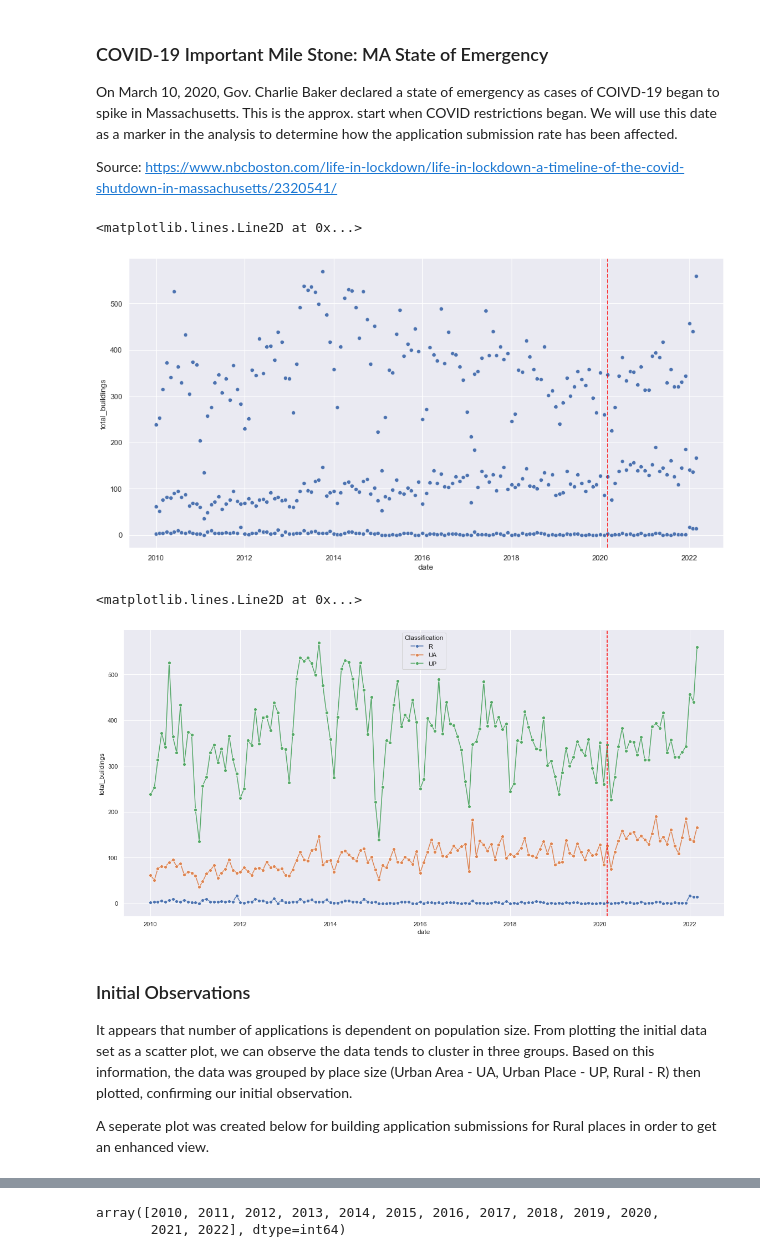
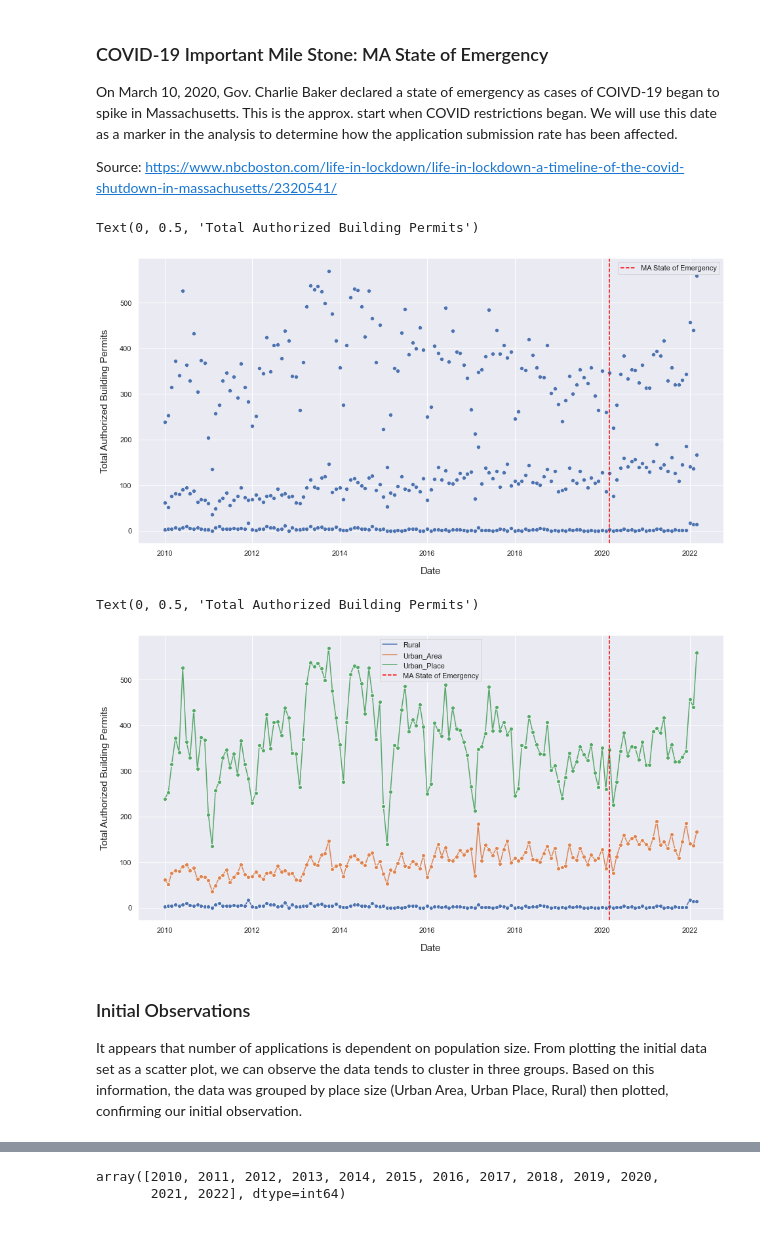
Before and after one commit to sauyeung92/MA_build_permit_analysis, a Jupyter notebook: MA Census Bureau Permit Analysis.ipynb, the cells around one changed output, grey strips where cells are left out. Drawn from its saved outputs; the diff is of its cells as text; code cells hidden in the pictures.

Commit message:
Geopandas plotting and figure clean up

```diff
--- a/MA Census Bureau Permit Analysis.ipynb
+++ b/MA Census Bureau Permit Analysis.ipynb
@@ -108,9 +110,9 @@ any incorporated place or CDP with fewer than 2,500 inhabitants that is
 located outside of a UA. A place is either entirely urban or entirely rural,
 except for those designated as an extended city.
 # %%
-files_df['classif'] = files_df['Pop'].apply(lambda val: 'UA' if val >= 50000\
-                                         else ('UP' if (val >= 2500 and val < 50000)
-                                         else 'R'))
+files_df['classif'] = files_df['Pop'].apply(lambda val: 'Urban_Area' if val >= 50000\
+                                         else ('Urban_Place' if (val >= 2500 and val < 50000)
+                                         else 'Rural'))
 # %%
 files_df.head()
 # %% [output]
@@ -219,12 +221,3 @@ county_dist = pd.pivot_table(ma_df, index = ['county_name', 'year'],
 ma_df_piv = pd.pivot_table(ma_df,
                            index = ['date','year', 'month', 'classif'],
                            values = ['total_buildings'], aggfunc = np.sum).reset_index()
-# %%
-sns.set(style = 'darkgrid')
-plt.figure(figsize = (16,8))
-
-sns.scatterplot(
-    x = ma_df.date, y = ma_df['1-unit_value'])
-
-#red vertical line indicates start date of COVID-19 restrictions
-plt.axvline(pd.to_datetime('2020-03-01'), color = 'red', linestyle = '--')
@@ -241,30 +240,37 @@ Source: https://www.nbcboston.com/life-in-lockdown/life-in-lockdown-a-timeline-o
 sns.set(style = 'darkgrid')
 plt.figure(figsize = (16,8))
 
-sns.scatterplot(
+scatter = sns.scatterplot(
     x = ma_df_piv.date, y = ma_df_piv.total_buildings)
 
 #red vertical line indicates start date of COVID-19 restrictions
-plt.axvline(pd.to_datetime('2020-03-01'), color = 'red', linestyle = '--')
+plt.axvline(pd.to_datetime('2020-03-01'), color = 'red', linestyle = '--', label = 'MA State of Emergency' )
+plt.legend()
+
+scatter.set_xlabel('Date', fontsize = 15, labelpad = 15)
+scatter.set_ylabel('Total Authorized Building Permits', fontsize = 15, labelpad = 15)
 # %% [output]
-<matplotlib.lines.Line2D at 0x...>
+Text(0, 0.5, 'Total Authorized Building Permits')
-[figure, old version]
+[figure, new version]
 # %%
 sns.set(style = 'darkgrid')
+plt.figure(figsize = (16,8))
 
-sns.relplot(
+line = sns.lineplot(
     x = ma_df_piv.date, y = ma_df_piv.total_buildings, hue = ma_df_piv.classif,
-    kind = 'line', marker = 'o',
-    height = 8, aspect = 2, facet_kws={'legend_out': False})
-plt.legend(title = 'Classification', loc = 'best', labels = ['R', 'UA', 'UP'])
+    marker = 'o',
+    )
+
 #red vertical line indicates start date of COVID-19 restrictions
-plt.axvline(pd.to_datetime('2020-03-01'), color = 'red', linestyle = '--')
+plt.axvline(pd.to_datetime('2020-03-01'), color = 'red', linestyle = '--', label = 'MA State of Emergency' )
+plt.legend()
+
+line.set_xlabel('Date', fontsize = 15, labelpad = 15)
+line.set_ylabel('Total Authorized Building Permits', fontsize = 15, labelpad = 15)
 # %% [output]
-<matplotlib.lines.Line2D at 0x...>
+Text(0, 0.5, 'Total Authorized Building Permits')
-[figure, old version]
+[figure, new version]
 # %% [markdown]
 ### Initial Observations
 
-It appears that number of applications is dependent on population size. From plotting the initial data set as a scatter plot, we can observe the data tends to cluster in three groups. Based on this information, the data was grouped by place size (Urban Area - UA, Urban Place - UP, Rural - R) then plotted, confirming our initial observation.
-
-A seperate plot was created below for building application submissions for Rural places in order to get an enhanced view.
+It appears that number of applications is dependent on population size. From plotting the initial data set as a scatter plot, we can observe the data tends to cluster in three groups. Based on this information, the data was grouped by place size (Urban Area, Urban Place, Rural) then plotted, confirming our initial observation.
```
Also changed, not shown: parts of 23 cells of this notebook.
